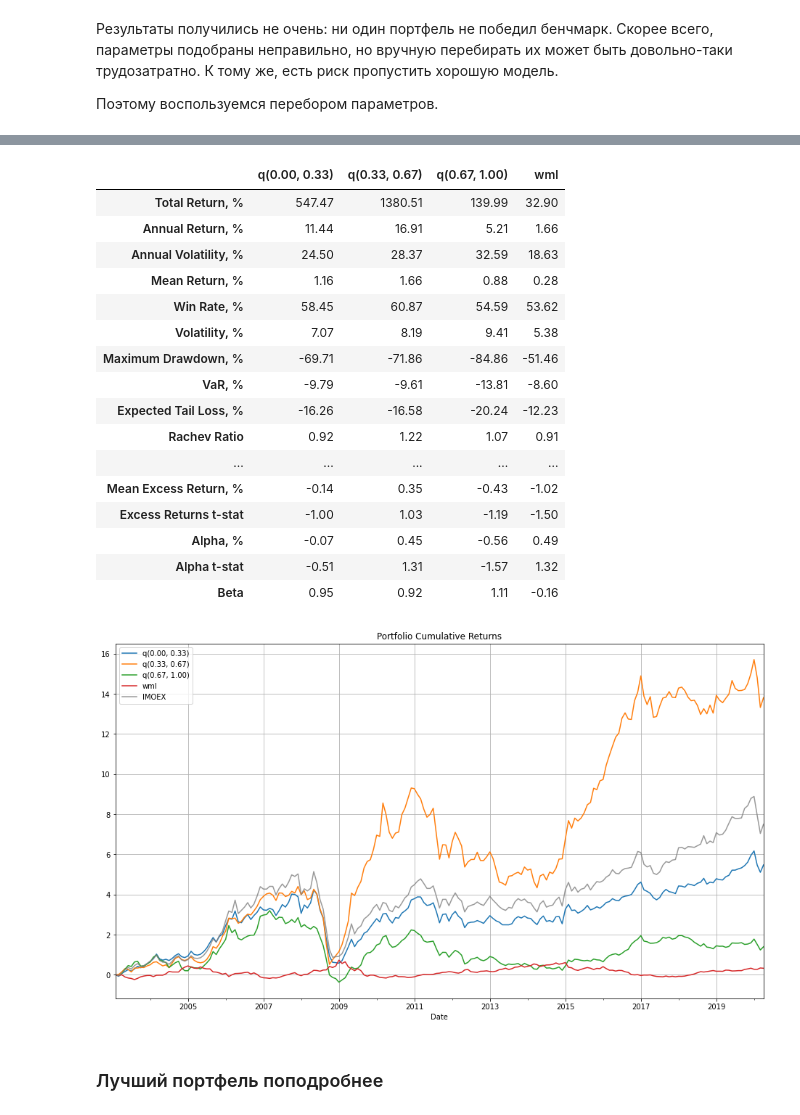
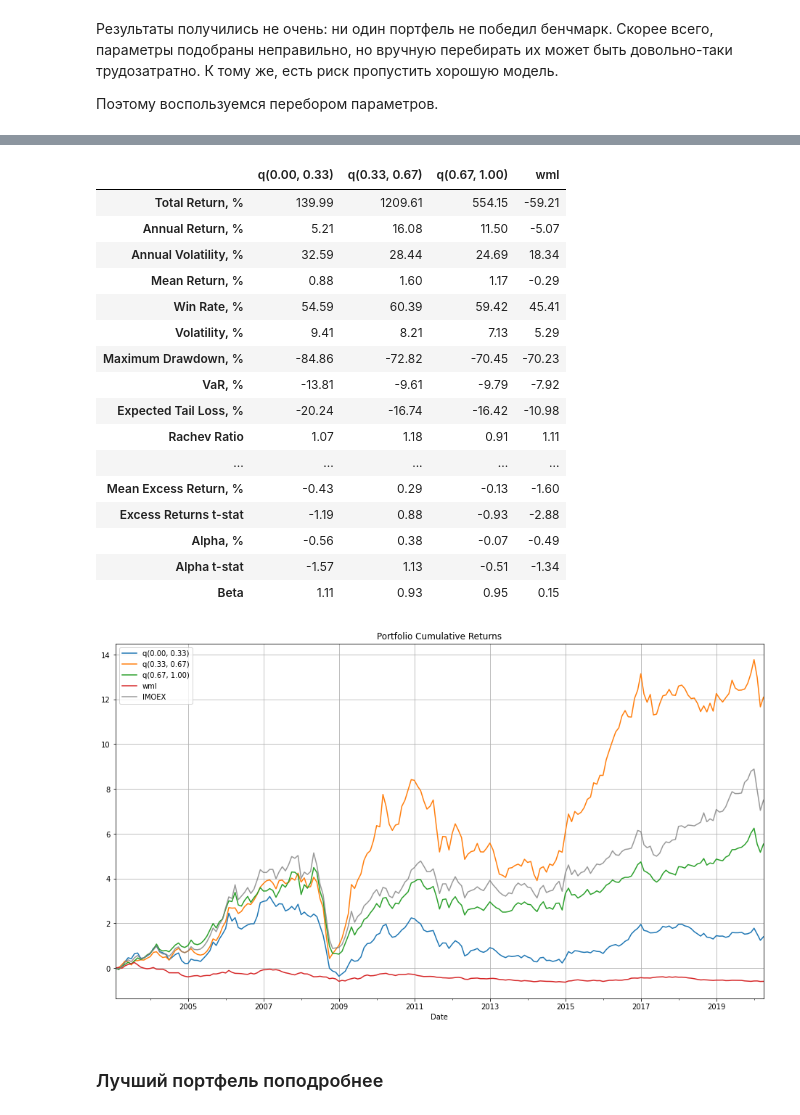
Before and after one commit to atomtosov/pqr, a Jupyter notebook: examples/size_in_russia.ipynb, the cells around one changed output, grey strips where cells are left out. Drawn from its saved outputs; the diff is of its cells as text; code cells hidden in the pictures.

```diff
--- a/examples/size_in_russia.ipynb
+++ b/examples/size_in_russia.ipynb
@@ -25,7 +25,7 @@ imoex = imoex.replace(0, np.nan)
 # Переходим к факторам
 # %%
 # фильтрующий фактор преобразуем сразу с looking_period=1 во избежание look-ahead bias
-liquidity_filter = pqr.Factor(volume).look_back().data > 10_000_000
+liquidity_filter = pqr.Factor(volume).look_back() > 10_000_000
 
 # основной фактор для отбора бумаг -- фактор размера
 size = pqr.Factor(mcap).look_back(3).hold(3)
@@ -47,7 +47,7 @@ portfolios = pqr.fit_factor_model(
     stock_prices=prices,
     factor=size,
     add_wml=True, # добавим wml-портфель
-    is_bigger_better=False,  # укажем, что чем выше размер, тем менее привлекательна компания (для wml)
+    better='less',  # укажем, что чем ниже значения фактора, тем более привлекательна компания
     quantiles=3
 )
 # %%
@@ -119,26 +119,26 @@ portfolios = pqr.fit_factor_model(
     quantiles=3
 )
 # %%
-pqr.factor_model_tear_sheet(portfolios, benchmark)
+pqr.summary_tear_sheet(portfolios, benchmark)
 # %% [output]
 |  | q(0.00, 0.33) | q(0.33, 0.67) | q(0.67, 1.00) | wml |
-| Total Return, % | 547.47 | 1380.51 | 139.99 | 32.90 |
-| Annual Return, % | 11.44 | 16.91 | 5.21 | 1.66 |
-| Annual Volatility, % | 24.50 | 28.37 | 32.59 | 18.63 |
-| Mean Return, % | 1.16 | 1.66 | 0.88 | 0.28 |
-| Win Rate, % | 58.45 | 60.87 | 54.59 | 53.62 |
-| Volatility, % | 7.07 | 8.19 | 9.41 | 5.38 |
-| Maximum Drawdown, % | -69.71 | -71.86 | -84.86 | -51.46 |
-| VaR, % | -9.79 | -9.61 | -13.81 | -8.60 |
-| Expected Tail Loss, % | -16.26 | -16.58 | -20.24 | -12.23 |
-| Rachev Ratio | 0.92 | 1.22 | 1.07 | 0.91 |
+| Total Return, % | 139.99 | 1209.61 | 554.15 | -59.21 |
+| Annual Return, % | 5.21 | 16.08 | 11.50 | -5.07 |
+| Annual Volatility, % | 32.59 | 28.44 | 24.69 | 18.34 |
+| Mean Return, % | 0.88 | 1.60 | 1.17 | -0.29 |
+| Win Rate, % | 54.59 | 60.39 | 59.42 | 45.41 |
+| Volatility, % | 9.41 | 8.21 | 7.13 | 5.29 |
+| Maximum Drawdown, % | -84.86 | -72.82 | -70.45 | -70.23 |
+| VaR, % | -13.81 | -9.61 | -9.79 | -7.92 |
+| Expected Tail Loss, % | -20.24 | -16.74 | -16.42 | -10.98 |
+| Rachev Ratio | 1.07 | 1.18 | 0.91 | 1.11 |
 | ... | ... | ... | ... | ... |
-| Mean Excess Return, % | -0.14 | 0.35 | -0.43 | -1.02 |
-| Excess Returns t-stat | -1.00 | 1.03 | -1.19 | -1.50 |
-| Alpha, % | -0.07 | 0.45 | -0.56 | 0.49 |
-| Alpha t-stat | -0.51 | 1.31 | -1.57 | 1.32 |
-| Beta | 0.95 | 0.92 | 1.11 | -0.16 |
+| Mean Excess Return, % | -0.43 | 0.29 | -0.13 | -1.60 |
+| Excess Returns t-stat | -1.19 | 0.88 | -0.93 | -2.88 |
+| Alpha, % | -0.56 | 0.38 | -0.07 | -0.49 |
+| Alpha t-stat | -1.57 | 1.13 | -0.51 | -1.34 |
+| Beta | 1.11 | 0.93 | 0.95 | 0.15 |
-[figure, old version]
+[figure, new version]
 # %% [markdown]
 ### Лучший портфель поподробнее
 # %% [markdown]
```
Also changed, not shown: parts of 10 cells of this notebook, 7 other files.
